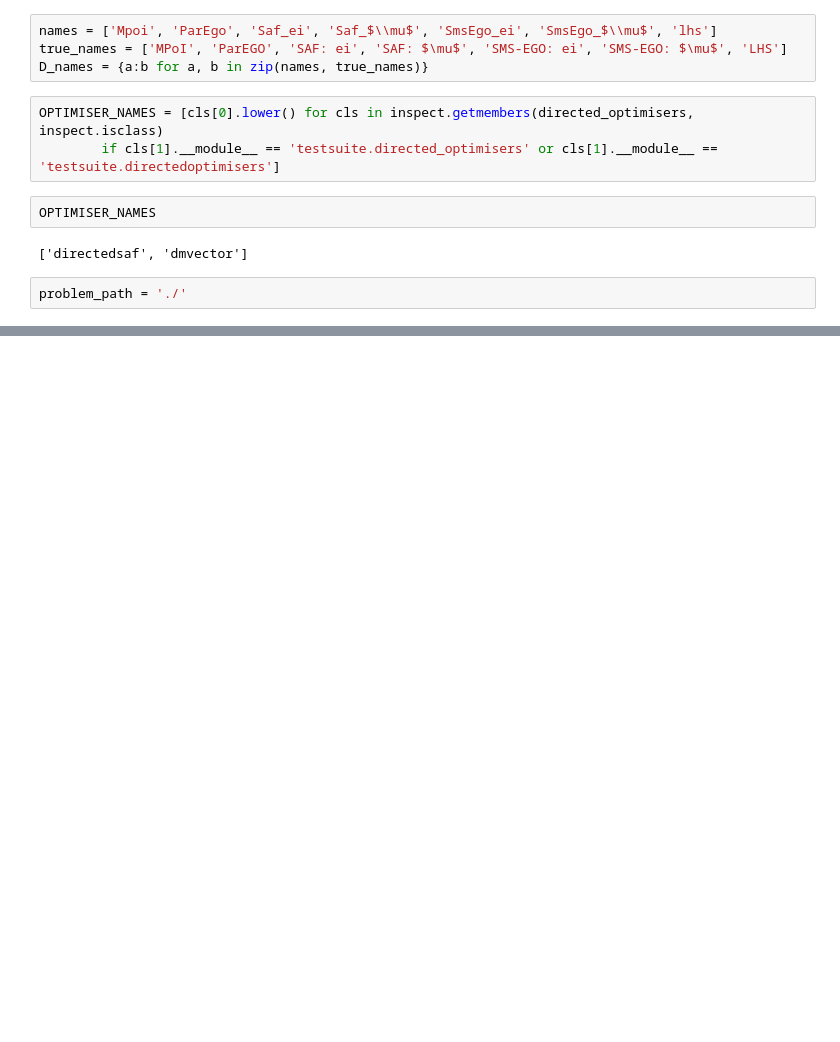
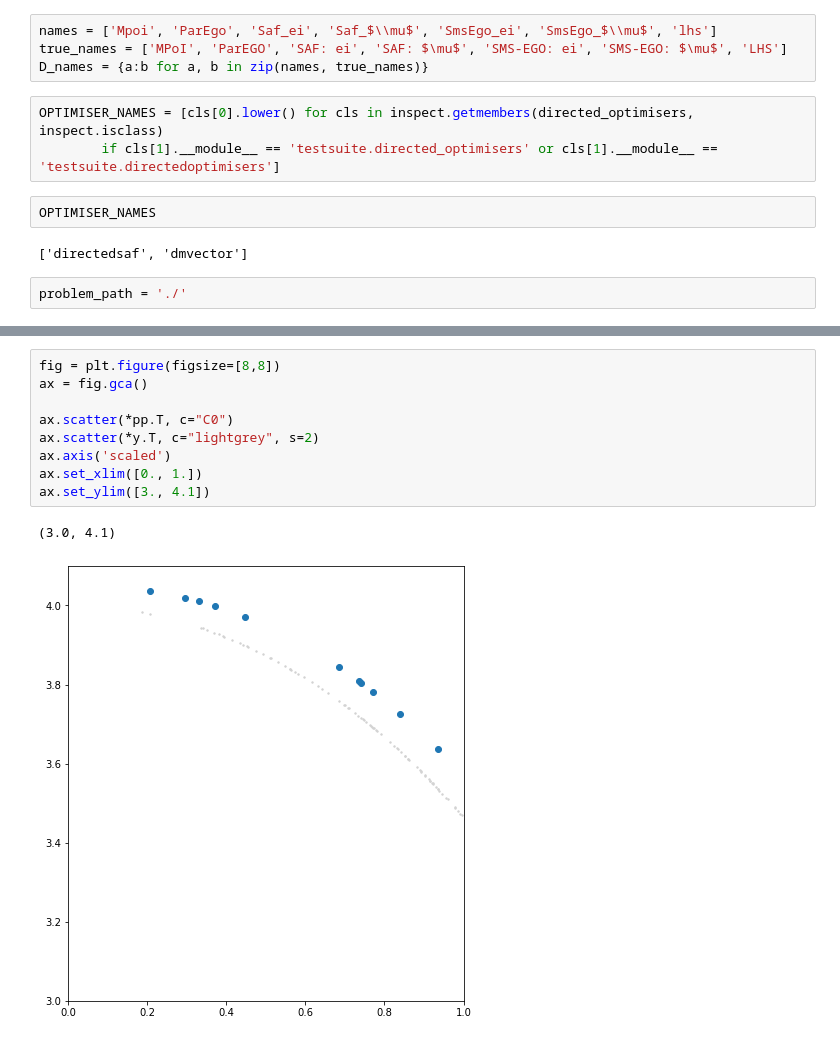
Before and after one commit to FinleyGibson/SAF_EMO, a Jupyter notebook: experiments/DM_directed/data/wfg5_2obj_6dim/new_results.ipynb, the cells around one changed output, grey strips where cells are left out. Cells and saved outputs as stored; diff of their text form; blank space fills up the shorter version.

```diff
--- a/experiments/DM_directed/data/wfg5_2obj_6dim/new_results.ipynb
+++ b/experiments/DM_directed/data/wfg5_2obj_6dim/new_results.ipynb
@@ -211,0 +175,12 @@ IndexError: list index out of range
+# %%
+fig = plt.figure(figsize=[8,8])
+ax = fig.gca()
+
+ax.scatter(*pp.T, c="C0")
+ax.scatter(*y.T, c="lightgrey", s=2)
+ax.axis('scaled')
+ax.set_xlim([0., 1.])
+ax.set_ylim([3., 4.1])
+# %% [output]
+(3.0, 4.1)
+[figure, added]
```
Also changed, not shown: parts of 19 cells of this notebook, 7 other files.
